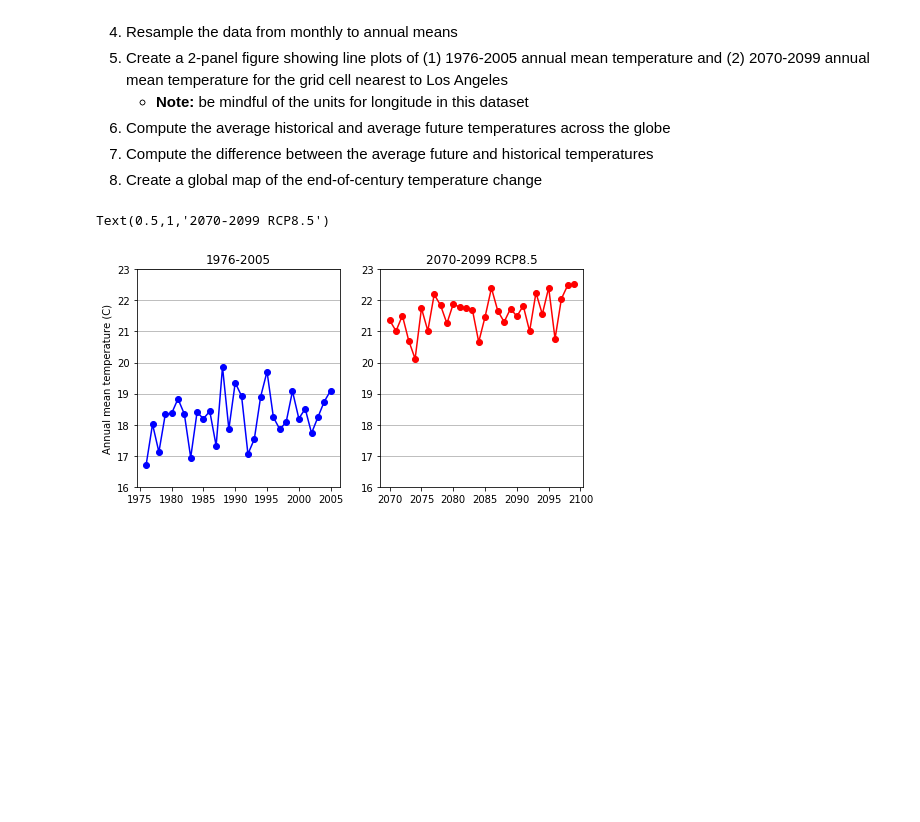
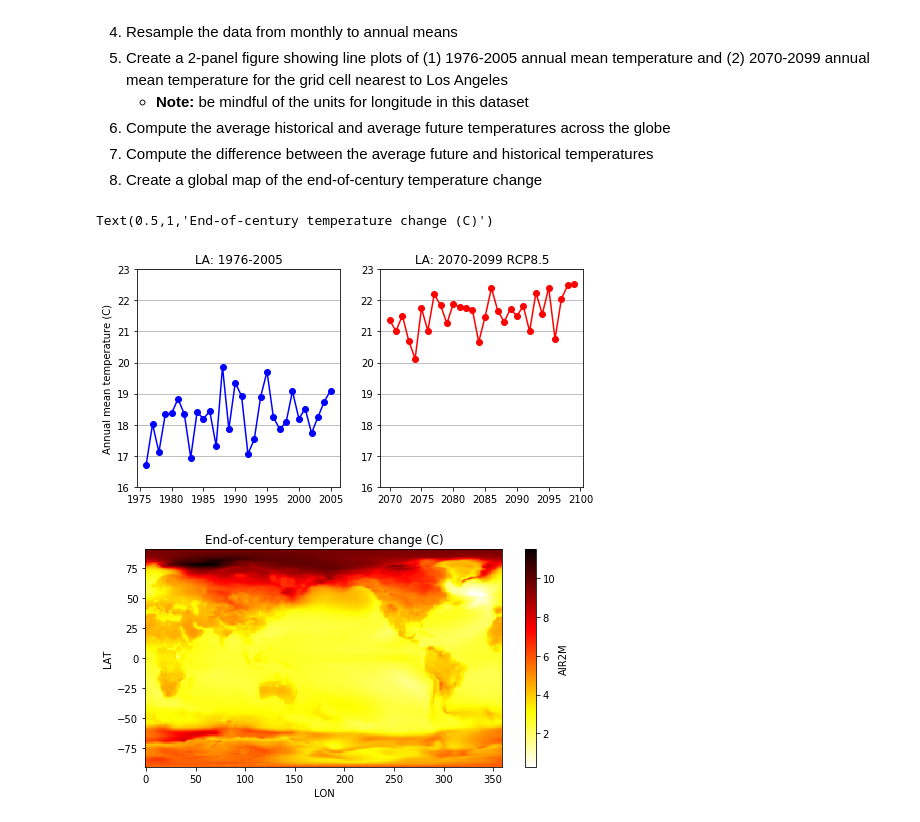
Before and after one commit to neil-berg/AOS51, a Jupyter notebook: AOS51_Fall_2018_#3_KEY.ipynb, the cells around one changed output. Cells and saved outputs as stored; diff of their text form; code cells hidden in the pictures; blank space fills up the shorter version.

```diff
--- a/AOS51_Fall_2018_#3_KEY.ipynb
+++ b/AOS51_Fall_2018_#3_KEY.ipynb
@@ -668,35 +668,48 @@ fut_nc = xr.open_dataset('/Users/nberg/research/data/air2m_mon_CCSM4_2076_2100_R
 
 # Extract AIR2M and convert to degrees C
 hist_t = hist_nc['AIR2M'] - 273.15
 fut_t = fut_nc['AIR2M'] - 273.15
 
 # Resample from monthly to annual means
 hist_t_annual = hist_t.resample(TIME='AS').mean(dim='TIME')
 fut_t_annual = fut_t.resample(TIME='AS').mean(dim='TIME')
 
 # 2-panel figure showing time series over LA
 # Los Angeles: -118.24 degress N 241.76 degrees E
 hist_years = np.arange(1976,2006)
 fut_years = np.arange(2070, 2100)
 
 fig = plt.figure(figsize=(8,4))
 
 ax1 = fig.add_subplot(1,2,1)
 ax1.plot(hist_years, hist_t_annual.sel(LAT=34.05, LON=241.86, method='nearest'),
         color='blue', marker='o')
 ax1.set_ylim(16, 23)
 ax1.set_ylabel('Annual mean temperature (C)')
 ax1.yaxis.grid(True)
 ax1.set_xticks(np.arange(1975, 2006, 5)) # Ticks every 5 years
-ax1.set_title('1976-2005')
+ax1.set_title('LA: 1976-2005')
 
 ax2 = fig.add_subplot(1,2,2)
 ax2.plot(fut_years, fut_t_annual.sel(LAT=34.05, LON=241.86, method='nearest'),
         color='red', marker='o')
 ax2.set_ylim(16, 23)
 ax2.yaxis.grid(True)
-ax2.set_xticks(np.arange(2070,2101, 5))
-ax2.set_title('2070-2099 RCP8.5')
+ax2.set_xticks(np.arange(2070, 2101, 5))
+ax2.set_title('LA: 2070-2099 RCP8.5')
+
+# Historical and future averages
+hist_t_avg = hist_t_annual.mean(dim='TIME')
+fut_t_avg = fut_t_annual.mean(dim='TIME')
+
+# Change in annual mean temperature and map of it
+t_change = fut_t_avg - hist_t_avg
+
+fig = plt.figure(figsize=(8,4))
+ax = fig.add_subplot(1,1,1)
+t_change.plot(cmap='hot_r')
+ax.set_title('End-of-century temperature change (C)')
 # %% [output]
-Text(0.5,1,'2070-2099 RCP8.5')
+Text(0.5,1,'End-of-century temperature change (C)')
-[figure, old version]
+[figure, new version]
+[figure, added]
```
